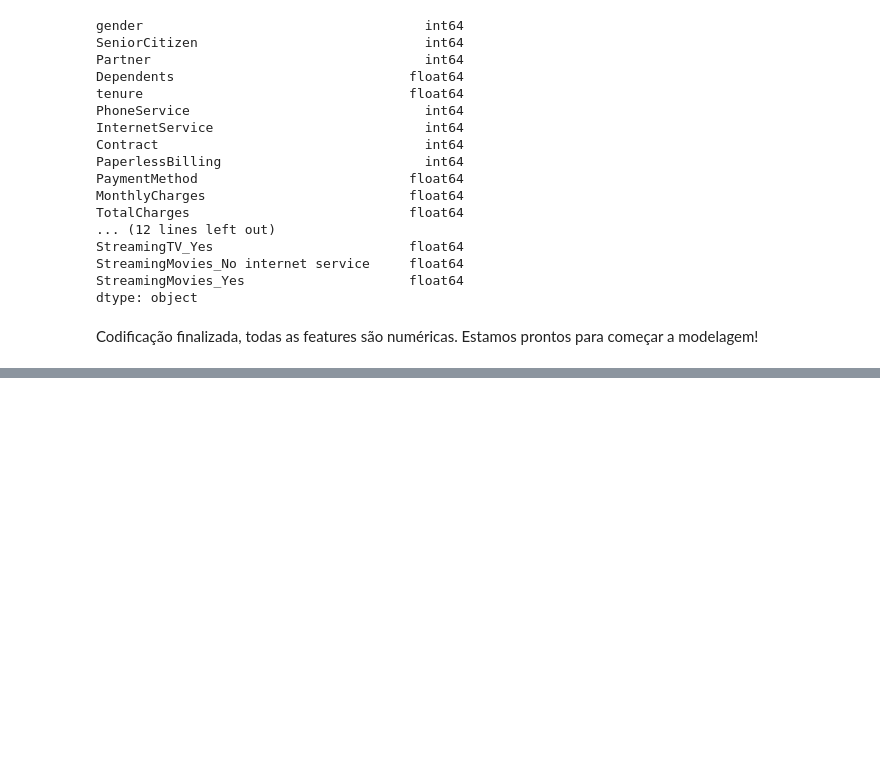
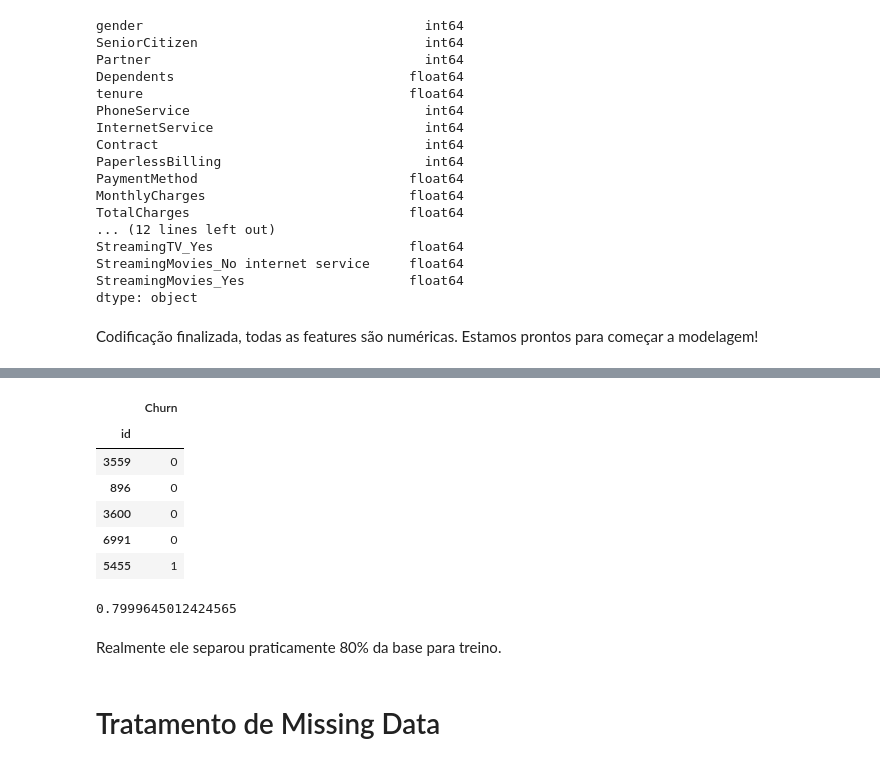
Before and after one commit to rhyanfrazao/projeto-classificacao-churn, a Jupyter notebook: projeto-classificacao-churn.ipynb, the cells around one changed output, grey strips where cells are left out. Drawn from its saved outputs; the diff is of its cells as text; code cells hidden in the pictures; blank space fills up the shorter version.

Commit message:
separando as bases e tratando missing data

```diff
--- a/projeto-classificacao-churn.ipynb
+++ b/projeto-classificacao-churn.ipynb
@@ -626,0 +678,18 @@ Codificação finalizada, todas as features são numéricas. Estamos prontos par
+# %%
+y_treino.head()
+# %% [output]
+|  | Churn |
+| id |  |
+| 3559 | 0 |
+| 896 | 0 |
+| 3600 | 0 |
+| 6991 | 0 |
+| 5455 | 1 |
+# %%
+X_treino.shape[0] / X.shape[0]
+# %% [output]
+0.7999645012424565
+# %% [markdown]
+Realmente ele separou praticamente 80% da base para treino.
+# %% [markdown]
+# <a>Tratamento de Missing Data</a>
```
Also changed, not shown: parts of 19 cells of this notebook.
